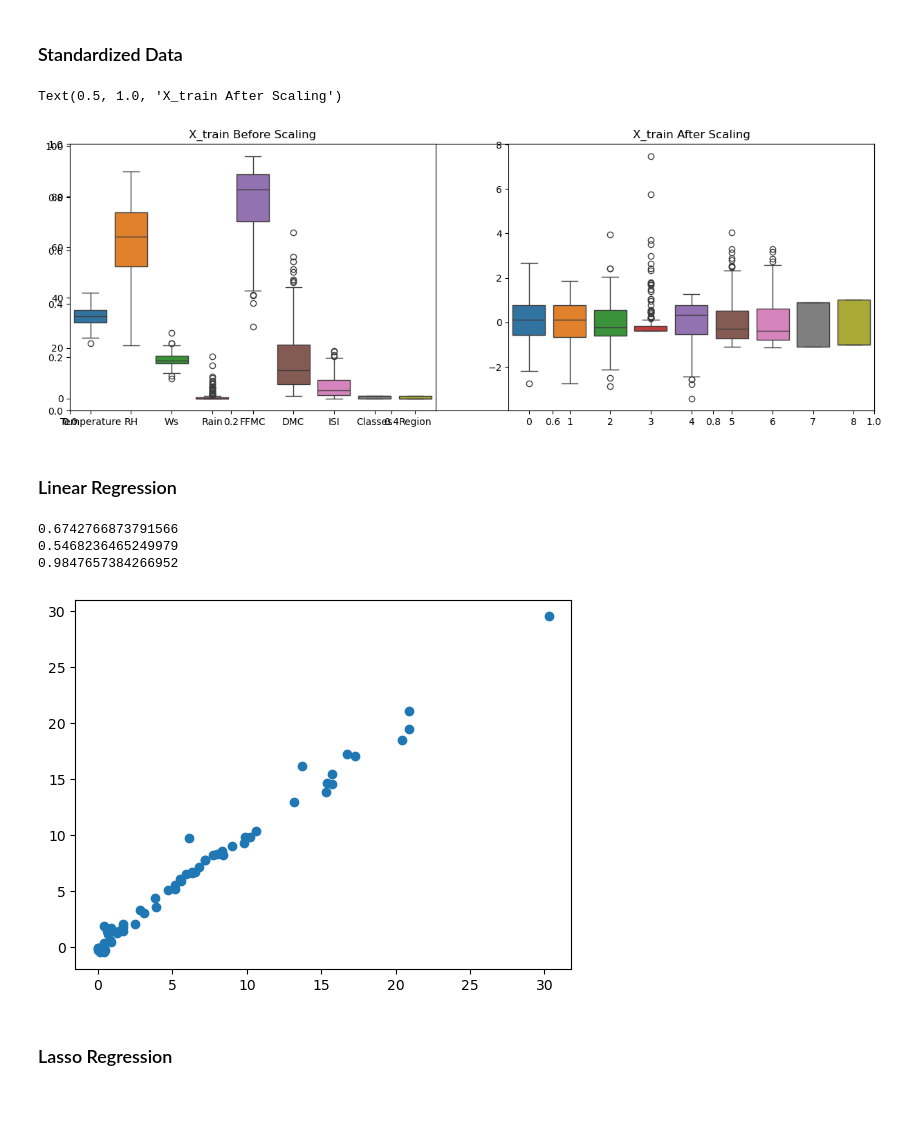
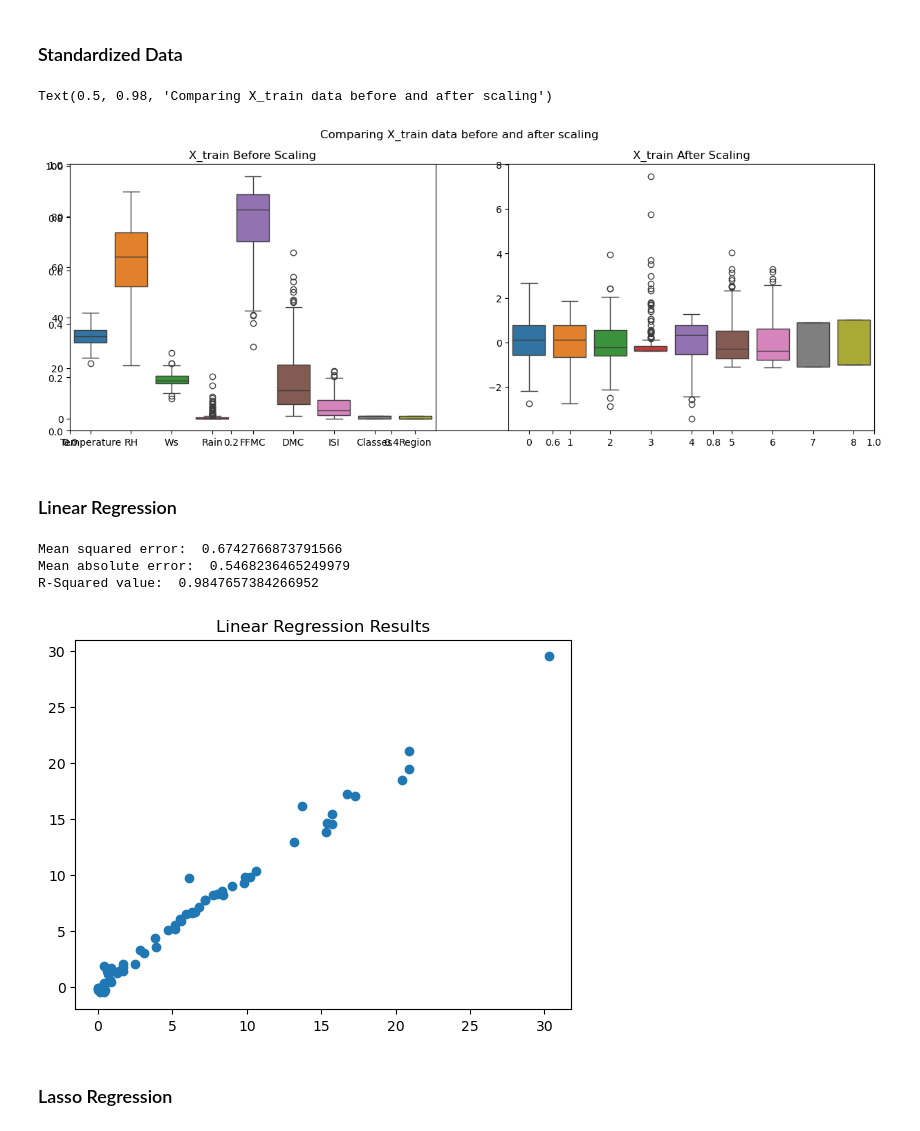
Before and after one commit to ParmeetCS/Fire-Weather-Index-FWI-Predictor, a Jupyter notebook: notebooks/Model_training.ipynb, the cells around one changed output. Cells and saved outputs as stored; diff of their text form; code cells hidden in the pictures; blank space fills up the shorter version.

```diff
--- a/notebooks/Model_training.ipynb
+++ b/notebooks/Model_training.ipynb
@@ -109,18 +109,19 @@ X_train.shape,X_test.shape
 # %%
 from sklearn.preprocessing import StandardScaler
 scalar=StandardScaler()
 X_train_scaled=scalar.fit_transform(X_train)
 X_test_scaled=scalar.transform(X_test)
 plt.subplots(figsize=(15, 5))
 plt.subplot(1, 2, 1)
 sns.boxplot(data=X_train)
 plt.title('X_train Before Scaling')
 plt.subplot(1, 2, 2)
 sns.boxplot(data=X_train_scaled)
 plt.title('X_train After Scaling')
+plt.suptitle("Comparing X_train data before and after scaling")
 # %% [output]
-Text(0.5, 1.0, 'X_train After Scaling')
+Text(0.5, 0.98, 'Comparing X_train data before and after scaling')
-[figure, old version]
+[figure, new version]
 # %% [markdown]
 ### Linear Regression
 # %%
@@ -132,17 +133,18 @@ regression=LinearRegression()
 regression.fit(X_train_scaled,Y_train)
 y_pred=regression.predict(X_test_scaled)
 plt.scatter(Y_test,y_pred)
+plt.title("Linear Regression Results")
 mse=mean_squared_error(Y_test,y_pred)
 mae=mean_absolute_error(Y_test,y_pred)
-rsquare=r2_score(Y_test,y_pred)
-print(mse)
-print(mae)
-print(rsquare)
+rsquared=r2_score(Y_test,y_pred)
+print("Mean squared error: ",mse)
+print("Mean absolute error: ",mae)
+print("R-Squared value: ",rsquared)
 # %% [output]
-0.6742766873791566
-0.5468236465249979
-0.9847657384266952
+Mean squared error:  0.6742766873791566
+Mean absolute error:  0.5468236465249979
+R-Squared value:  0.9847657384266952
-[figure, old version]
+[figure, new version]
 # %% [markdown]
 ### Lasso Regression
 # %%
```
Also changed, not shown: parts of 12 cells of this notebook.
